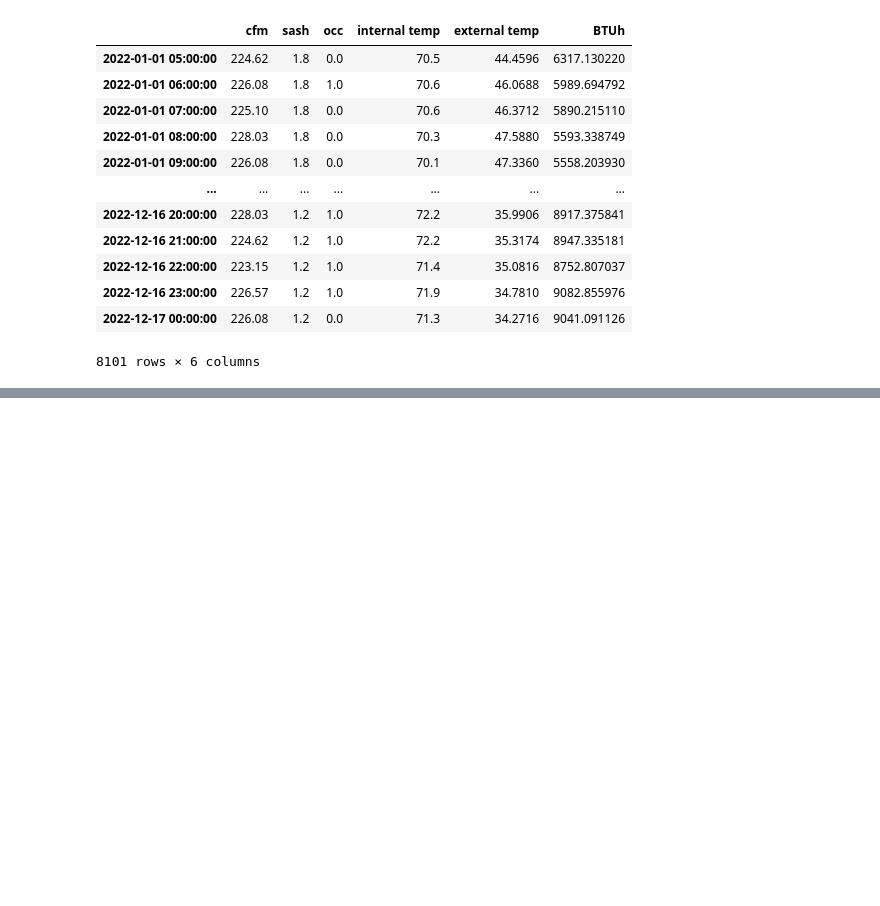
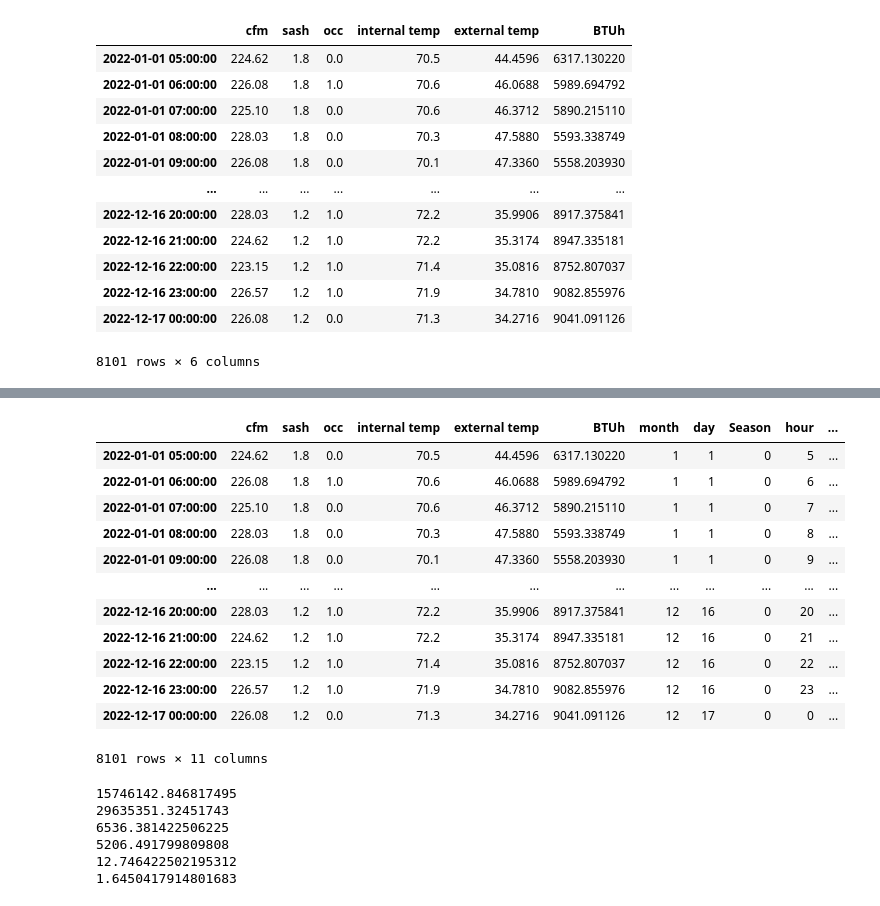
Before and after one commit to thereidfleish/fume-hood-dashboard, a Jupyter notebook: query.ipynb, the cells around one changed output, grey strips where cells are left out. Drawn from its saved outputs; the diff is of its cells as text; code cells hidden in the pictures; blank space fills up the shorter version.

Commit message:
Added T Test
T-Test

```diff
--- a/query.ipynb
+++ b/query.ipynb
@@ -580,3 +505,76 @@ corr
+# %%
+###Statistical Test for whether the mean energy usage during working hours is equal to mean energy usage during non-working hours
+
+#How do we break the data into the needed time chunks?
+
+#1 means working
+#0 means after hours
+def workingtime(time,month):
+    if time >=8 and time <=18 and month in [9,10,11,12,2,3,4,5]:
+        return 1
+    return 0
+df['hour'] = df.index.hour
+df['Working'] = df.apply(lambda df: workingtime(df['hour'],df["month"]), axis=1)
+display(df)
+
+#Energy usage while working
+energy_working = df.loc[df['Working'] == 1, 'BTUh'].sum()
+total_num_w =  df.loc[df['Working'] == 1, 'Working'].sum()
+mean_ew = energy_working/total_num_w
+var_ew = stat.variance(df.loc[df['Working'] == 1, 'BTUh'])
+
+
+#Energy usage while not working
+energy_non_working = df.loc[df['Working'] == 0, 'BTUh'].sum()
+total_num_nw = len(df["Working"]) - total_num_w
+mean_nw = energy_non_working/total_num_nw
+var_nw = stat.variance(df.loc[df['Working'] == 0, 'BTUh'])
+
+aggregated_var = (((total_num_w-1)*var_ew)+((total_num_nw-1)*var_nw))/(total_num_w+total_num_nw-2)
+
+t = (mean_ew-mean_nw)/(math.sqrt(aggregated_var*((1/total_num_w)+(1/total_num_nw))))
+
+
+
+#Critical Value
+crit = st.t.ppf(0.95,total_num_w+total_num_nw-2)
+
+
+print(energy_working)
+print(energy_non_working)
+
+print(mean_ew)
+print(mean_nw)
+
+print(t)
+print(crit)
+
+#Reject the null hypothesis.
+
+#Something weird is going on here
+#The total energy across the year during "non-working" hours is greater than during working hours
+#But the mean energy usage is greater during "working hours"
+#Hypothesis: Maybe there isn't a lot of people working over the summer to justify working hours being true across the whole year??
+# %% [output]
+|  | cfm | sash | occ | internal temp | external temp | BTUh | month | day | Season | hour | ... |
+| 2022-01-01 05:00:00 | 224.62 | 1.8 | 0.0 | 70.5 | 44.4596 | 6317.130220 | 1 | 1 | 0 | 5 | ... |
+| 2022-01-01 06:00:00 | 226.08 | 1.8 | 1.0 | 70.6 | 46.0688 | 5989.694792 | 1 | 1 | 0 | 6 | ... |
+| 2022-01-01 07:00:00 | 225.10 | 1.8 | 0.0 | 70.6 | 46.3712 | 5890.215110 | 1 | 1 | 0 | 7 | ... |
+| 2022-01-01 08:00:00 | 228.03 | 1.8 | 0.0 | 70.3 | 47.5880 | 5593.338749 | 1 | 1 | 0 | 8 | ... |
+| 2022-01-01 09:00:00 | 226.08 | 1.8 | 0.0 | 70.1 | 47.3360 | 5558.203930 | 1 | 1 | 0 | 9 | ... |
+| ... | ... | ... | ... | ... | ... | ... | ... | ... | ... | ... | ... |
+| 2022-12-16 20:00:00 | 228.03 | 1.2 | 1.0 | 72.2 | 35.9906 | 8917.375841 | 12 | 16 | 0 | 20 | ... |
+| 2022-12-16 21:00:00 | 224.62 | 1.2 | 1.0 | 72.2 | 35.3174 | 8947.335181 | 12 | 16 | 0 | 21 | ... |
+| 2022-12-16 22:00:00 | 223.15 | 1.2 | 1.0 | 71.4 | 35.0816 | 8752.807037 | 12 | 16 | 0 | 22 | ... |
+| 2022-12-16 23:00:00 | 226.57 | 1.2 | 1.0 | 71.9 | 34.7810 | 9082.855976 | 12 | 16 | 0 | 23 | ... |
+| 2022-12-17 00:00:00 | 226.08 | 1.2 | 0.0 | 71.3 | 34.2716 | 9041.091126 | 12 | 17 | 0 | 0 | ... |
+8101 rows × 11 columns
+15746142.846817495
+29635351.32451743
+6536.381422506225
+5206.491799809808
+12.746422502195312
+1.6450417914801683
 # %%
 #How to deal with fume hoods with no flow sensors?
 """
```
Also changed, not shown: parts of 7 cells of this notebook.
